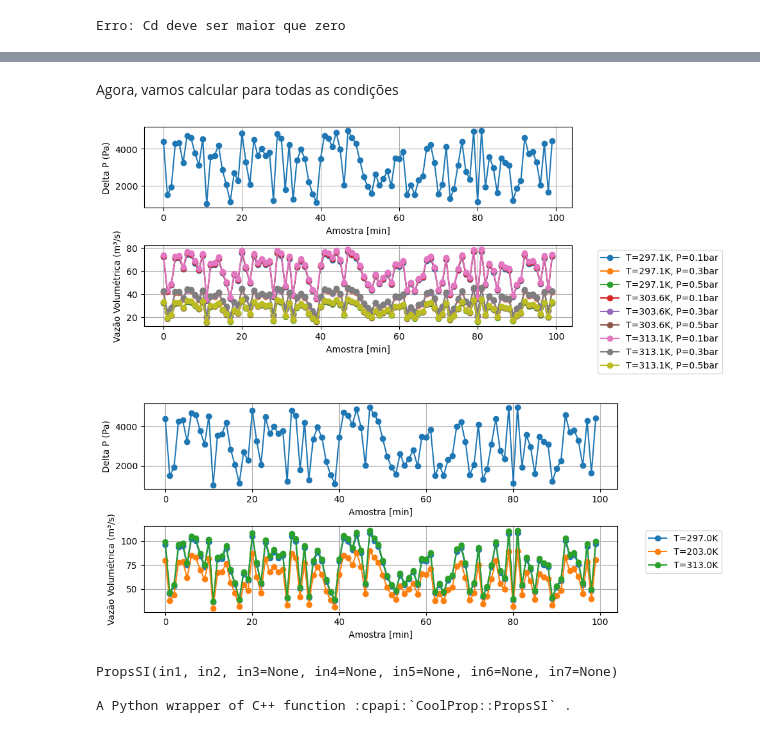
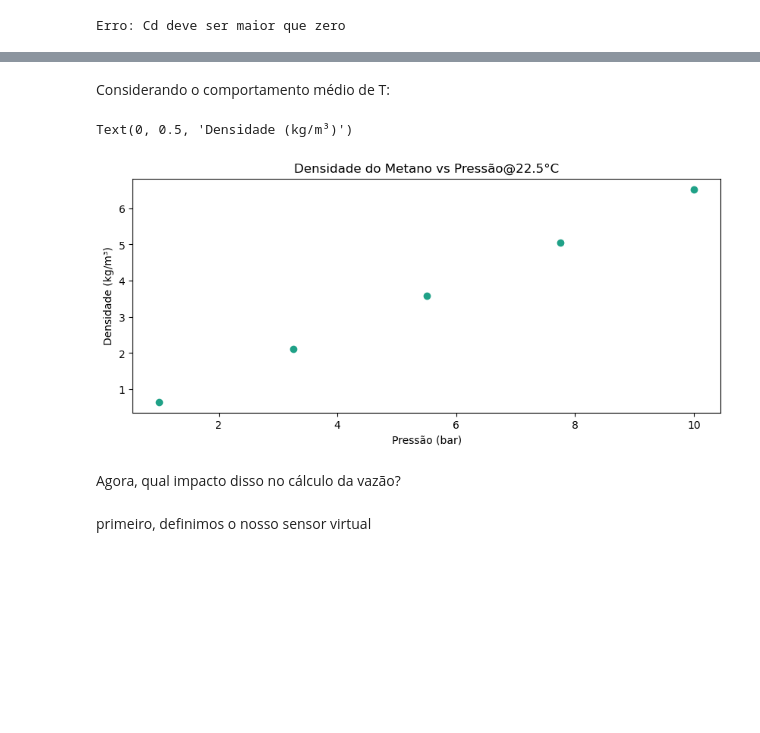
Before and after one commit to naclavijov/EngeData-POO, a Jupyter notebook: Módulo 1 - PP vs POO/Módulo 1 - PP vs POO.ipynb, the cells around one changed output, grey strips where cells are left out. Drawn from its saved outputs; the diff is of its cells as text; code cells hidden in the pictures; blank space fills up the shorter version.

```diff
--- a/Módulo 1 - PP vs POO/Módulo 1 - PP vs POO.ipynb
+++ b/Módulo 1 - PP vs POO/Módulo 1 - PP vs POO.ipynb
@@ -221,2 +259,18 @@ plt.show()
+# %% [markdown]
+Considerando o comportamento médio de T:
+# %%
+fig, ax = plt.subplots(figsize=(10, 4))
+T = 22.5 + 273.15  # K (média de 5°C a 40°C)
+for P in P_list:
+    rho = rho_gas_ideal(P, mm_methane, T)
+    ax.plot(P/1e5, rho, marker='o', label=f'T = {T - 273.15:.1f}°C',
+            c=plt.cm.viridis((T - 272.15) / (313.15 - 272.15)))
+
+ax.set_title('Densidade do Metano vs Pressão@22.5°C')
+ax.set_xlabel('Pressão (bar)')
+ax.set_ylabel('Densidade (kg/m³)')
+# %% [output]
+Text(0, 0.5, 'Densidade (kg/m³)')
+[figure, added]
 # %% [markdown]
-Agora, vamos calcular para todas as condições
+Agora, qual impacto disso no cálculo da vazão?
@@ -233,43 +277,2 @@ Q_313K_5bar = calcula_vazao_volumetrica(Cd, Y, A, sinal_delta_P, rho_list[8])
-# %%
-fig, axs = plt.subplots(2, 1, figsize=(10, 4))
-axs[0].plot(sinal_delta_P, 'o-')
-axs[0].set_xlabel('Amostra [min]')
-axs[0].set_ylabel('Delta P (Pa)')
-axs[0].grid()
-for T, P, rho in zip(T_data, P_data, rho_list):
-    axs[1].plot(calcula_vazao_volumetrica(Cd, Y, A, sinal_delta_P, rho), 'o-',
-                label='T={:.1f}K, P={:.1f}bar'.format(T, P/1e5))
-axs[1].set_xlabel('Amostra [min]')
-axs[1].set_ylabel('Vazão Volumétrica (m³/s)')
-axs[1].grid()
-plt.legend(loc='upper left', bbox_to_anchor=(1.05, 1))
-plt.tight_layout()
-plt.show()
-# %% [output]
-[figure, removed]
-# %%
-fig, axs = plt.subplots(2, 1, figsize=(10, 4))
-axs[0].plot(sinal_delta_P, 'o-')
-axs[0].set_xlabel('Amostra [min]')
-axs[0].set_ylabel('Delta P (Pa)')
-axs[0].grid()
-for T in [297, 203, 313]:
-    axs[1].plot(calcula_vazao_volumetrica(Cd, Y, A, sinal_delta_P,
-                                          rho_gas_ideal(1e4-sinal_delta_P, mm_methane, T)),
-                'o-',
-                label='T={:.1f}K'.format(T))
-axs[1].set_xlabel('Amostra [min]')
-axs[1].set_ylabel('Vazão Volumétrica (m³/s)')
-axs[1].grid()
-plt.legend(loc='upper left', bbox_to_anchor=(1.05, 1))
-plt.tight_layout()
-plt.show()
-# %% [output]
-[figure, removed]
-# %%
-from CoolProp.CoolProp import PropsSI
-print(PropsSI.__doc__)
-# %% [output]
-PropsSI(in1, in2, in3=None, in4=None, in5=None, in6=None, in7=None)
-
-A Python wrapper of C++ function :cpapi:`CoolProp::PropsSI` .
+# %% [markdown]
+primeiro, definimos o nosso sensor virtual
```
Also changed, not shown: parts of 58 cells of this notebook.
